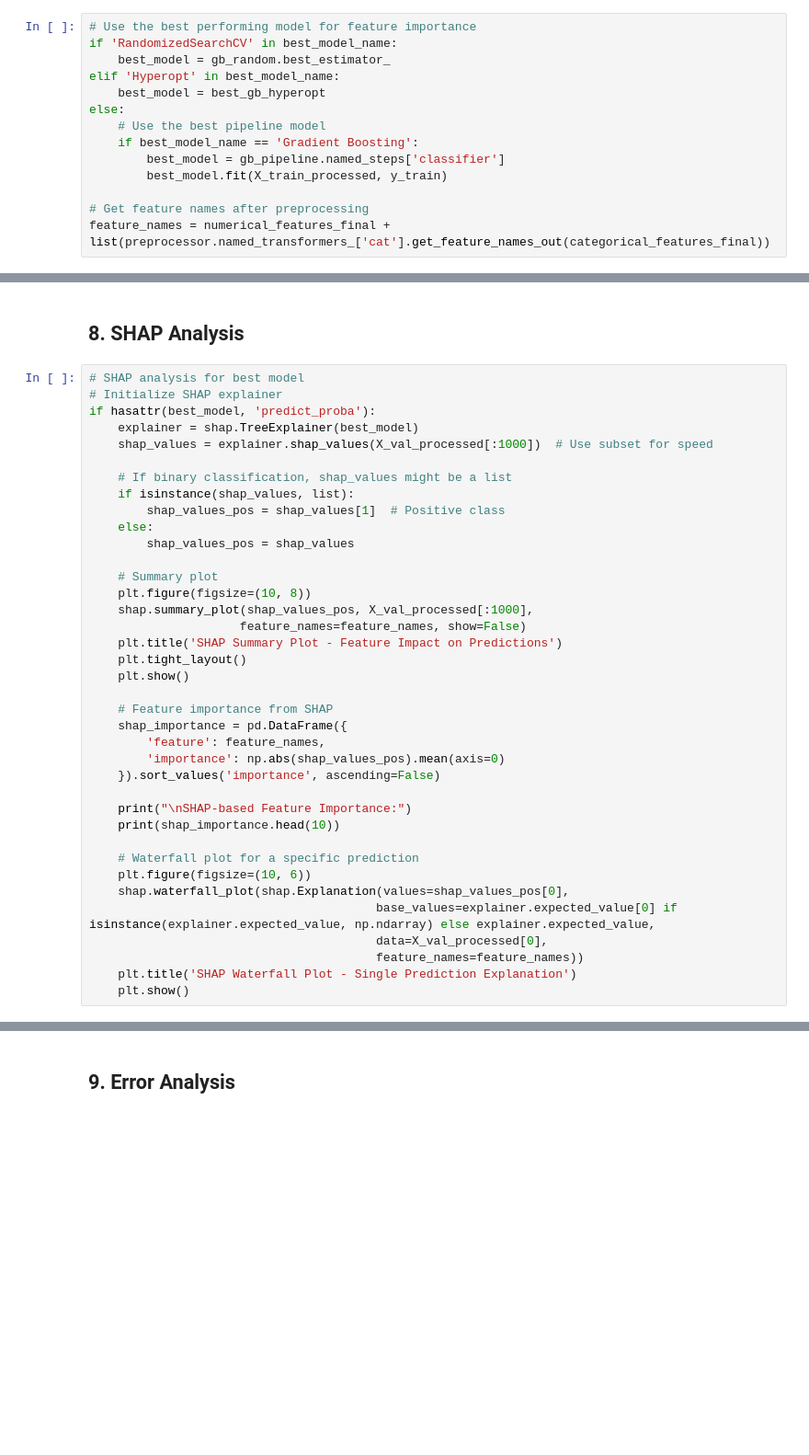
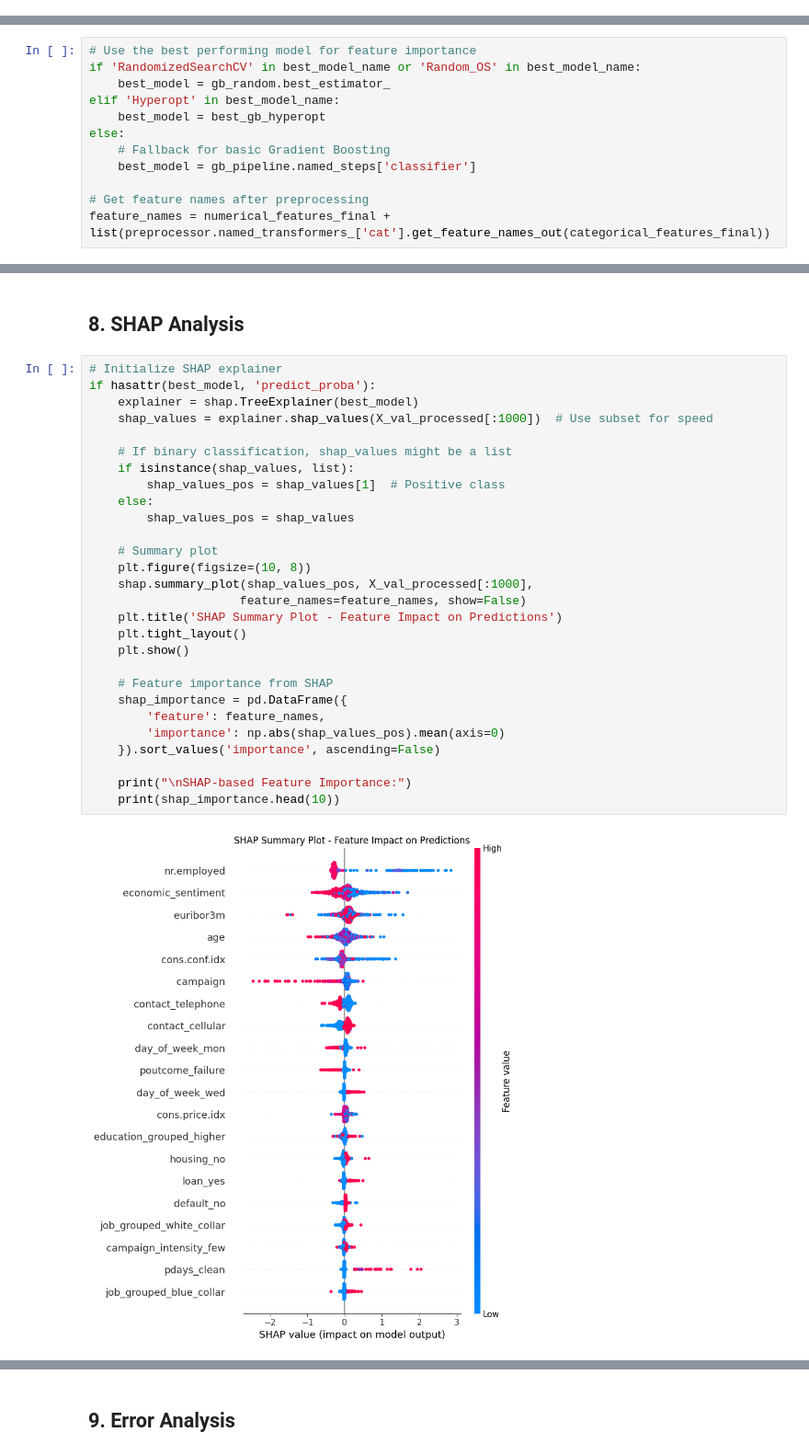
Before and after one commit to LiubovRev/Bank_Marketing_Subscription_Prediction, a Jupyter notebook: bank_marketing_analysis.ipynb, the cells around one changed output, grey strips where cells are left out. Shown: that part at 92% size. Drawn from its saved outputs; the diff is of its cells as text; blank space fills up the shorter version.

Commit message:
ML models with OS

```diff
--- a/bank_marketing_analysis.ipynb
+++ b/bank_marketing_analysis.ipynb
@@ -731,14 +728,0 @@ print(f"Best performing model: {best_model_name}")
-# %%
-# Use the best performing model for feature importance
-if 'RandomizedSearchCV' in best_model_name:
-    best_model = gb_random.best_estimator_
-elif 'Hyperopt' in best_model_name:
-    best_model = best_gb_hyperopt
-else:
-    # Use the best pipeline model
-    if best_model_name == 'Gradient Boosting':
-        best_model = gb_pipeline.named_steps['classifier']
-        best_model.fit(X_train_processed, y_train)
-
-# Get feature names after preprocessing
-feature_names = numerical_features_final + list(preprocessor.named_transformers_['cat'].get_feature_names_out(categorical_features_final))
@@ -745,3 +738,15 @@ feature_names = numerical_features_final + list(preprocessor.named_transformers_
+# %%
+# Use the best performing model for feature importance
+if 'RandomizedSearchCV' in best_model_name or 'Random_OS' in best_model_name:
+    best_model = gb_random.best_estimator_
+elif 'Hyperopt' in best_model_name:
+    best_model = best_gb_hyperopt
+else:
+    # Fallback for basic Gradient Boosting
+    best_model = gb_pipeline.named_steps['classifier']
+
+# Get feature names after preprocessing
+feature_names = numerical_features_final + list(preprocessor.named_transformers_['cat'].get_feature_names_out(categorical_features_final))
 # %%
 # Feature importance
 if hasattr(best_model, 'feature_importances_'):
@@ -785,40 +807,32 @@ FEATURE IMPORTANCE COMMON SENSE CHECK:
 # %% [markdown]
 ## 8. SHAP Analysis
 # %%
-# SHAP analysis for best model
 # Initialize SHAP explainer
 if hasattr(best_model, 'predict_proba'):
     explainer = shap.TreeExplainer(best_model)
     shap_values = explainer.shap_values(X_val_processed[:1000])  # Use subset for speed
 
     # If binary classification, shap_values might be a list
     if isinstance(shap_values, list):
         shap_values_pos = shap_values[1]  # Positive class
     else:
         shap_values_pos = shap_values
 
     # Summary plot
     plt.figure(figsize=(10, 8))
     shap.summary_plot(shap_values_pos, X_val_processed[:1000],
                      feature_names=feature_names, show=False)
     plt.title('SHAP Summary Plot - Feature Impact on Predictions')
     plt.tight_layout()
     plt.show()
 
     # Feature importance from SHAP
     shap_importance = pd.DataFrame({
         'feature': feature_names,
         'importance': np.abs(shap_values_pos).mean(axis=0)
     }).sort_values('importance', ascending=False)
 
     print("\nSHAP-based Feature Importance:")
     print(shap_importance.head(10))
-
-    # Waterfall plot for a specific prediction
-    plt.figure(figsize=(10, 6))
-    shap.waterfall_plot(shap.Explanation(values=shap_values_pos[0],
-                                        base_values=explainer.expected_value[0] if isinstance(explainer.expected_value, np.ndarray) else explainer.expected_value,
-                                        data=X_val_processed[0],
-                                        feature_names=feature_names))
-    plt.title('SHAP Waterfall Plot - Single Prediction Explanation')
-    plt.show()
+# %% [output]
+[figure, added]
```
Also changed, not shown: parts of 70 cells of this notebook.
